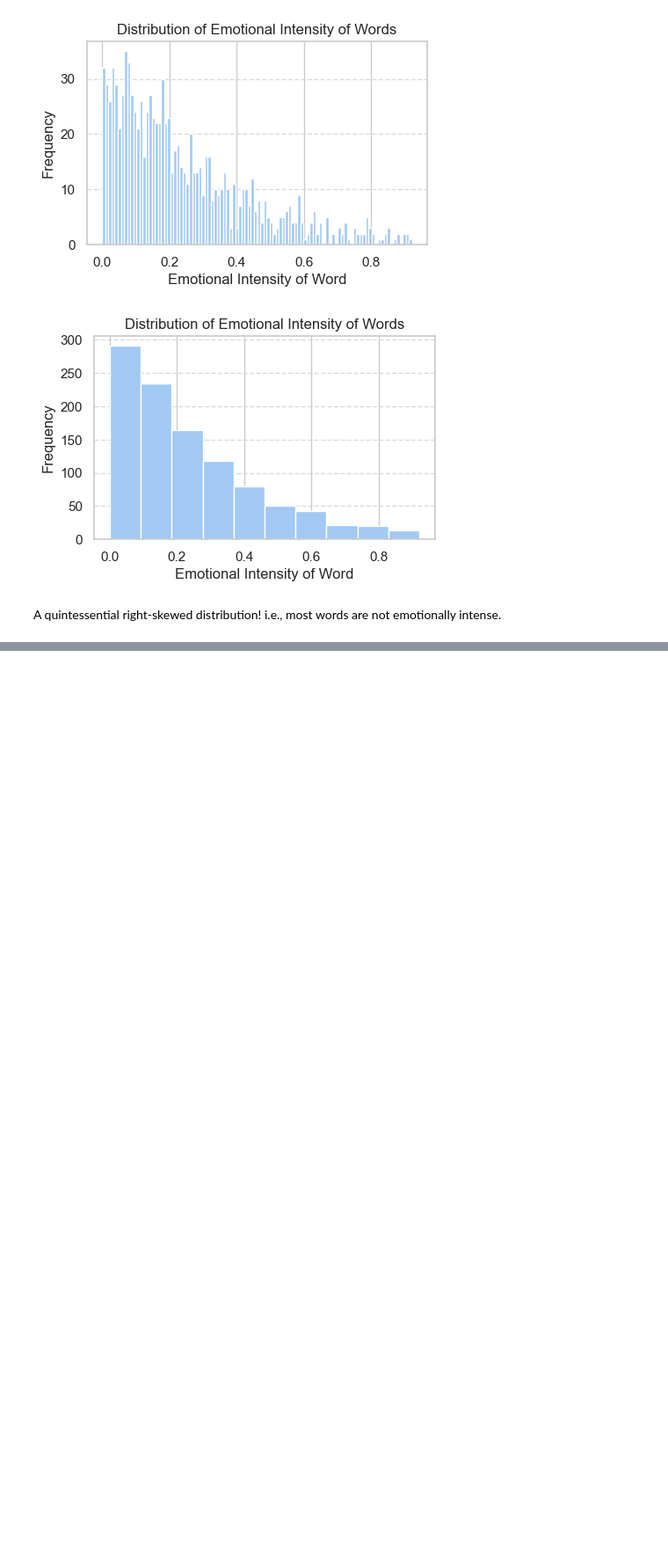
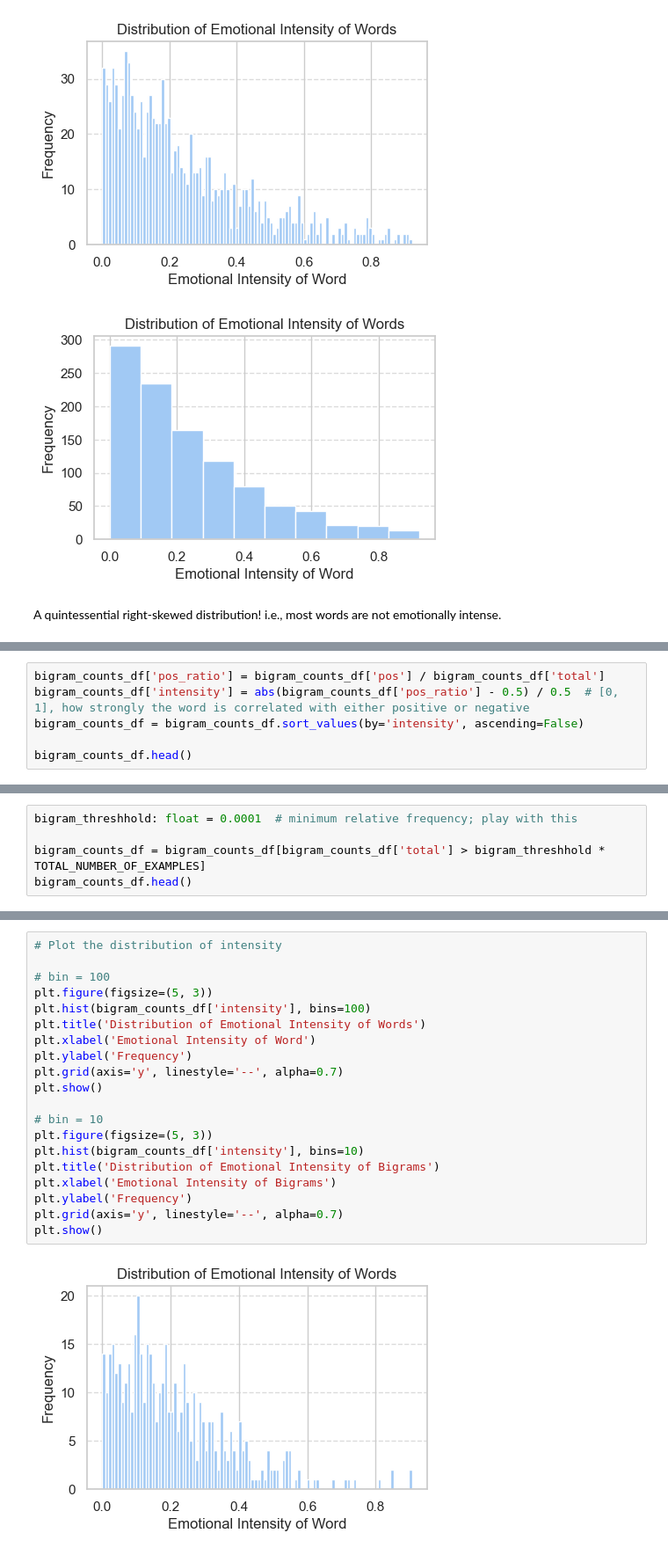
Before and after one commit to I7T5/SentimentNLP, a Jupyter notebook: project.ipynb, the cells around one changed output, grey strips where cells are left out. Shown at 88% size. Cells and saved outputs as stored; diff of their text form; blank space fills up the shorter version.

```diff
--- a/project.ipynb
+++ b/project.ipynb
@@ -295,0 +464,6 @@ The topmost examples in `word_counts_filtered` now are the words that are most c
+# %%
+bigram_counts_df['pos_ratio'] = bigram_counts_df['pos'] / bigram_counts_df['total']
+bigram_counts_df['intensity'] = abs(bigram_counts_df['pos_ratio'] - 0.5) / 0.5  # [0, 1], how strongly the word is correlated with either positive or negative
+bigram_counts_df = bigram_counts_df.sort_values(by='intensity', ascending=False)
+
+bigram_counts_df.head()
@@ -295,0 +479,5 @@ The topmost examples in `word_counts_filtered` now are the words that are most c
+# %%
+bigram_threshhold: float = 0.0001  # minimum relative frequency; play with this
+
+bigram_counts_df = bigram_counts_df[bigram_counts_df['total'] > bigram_threshhold * TOTAL_NUMBER_OF_EXAMPLES]
+bigram_counts_df.head()
@@ -295,0 +538,22 @@ The topmost examples in `word_counts_filtered` now are the words that are most c
+# %%
+# Plot the distribution of intensity
+
+# bin = 100
+plt.figure(figsize=(5, 3))
+plt.hist(bigram_counts_df['intensity'], bins=100)
+plt.title('Distribution of Emotional Intensity of Words')
+plt.xlabel('Emotional Intensity of Word')
+plt.ylabel('Frequency')
+plt.grid(axis='y', linestyle='--', alpha=0.7)
+plt.show()
+
+# bin = 10
+plt.figure(figsize=(5, 3))
+plt.hist(bigram_counts_df['intensity'], bins=10)
+plt.title('Distribution of Emotional Intensity of Bigrams')
+plt.xlabel('Emotional Intensity of Bigrams')
+plt.ylabel('Frequency')
+plt.grid(axis='y', linestyle='--', alpha=0.7)
+plt.show()
+# %% [output]
+[figure, added]
```
Also changed, not shown: parts of 36 cells of this notebook.
